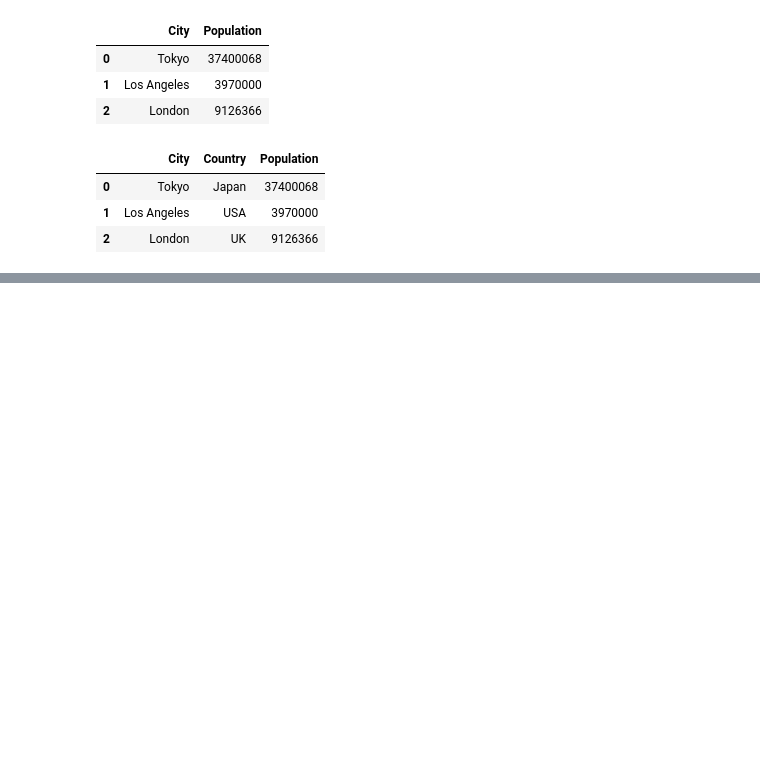
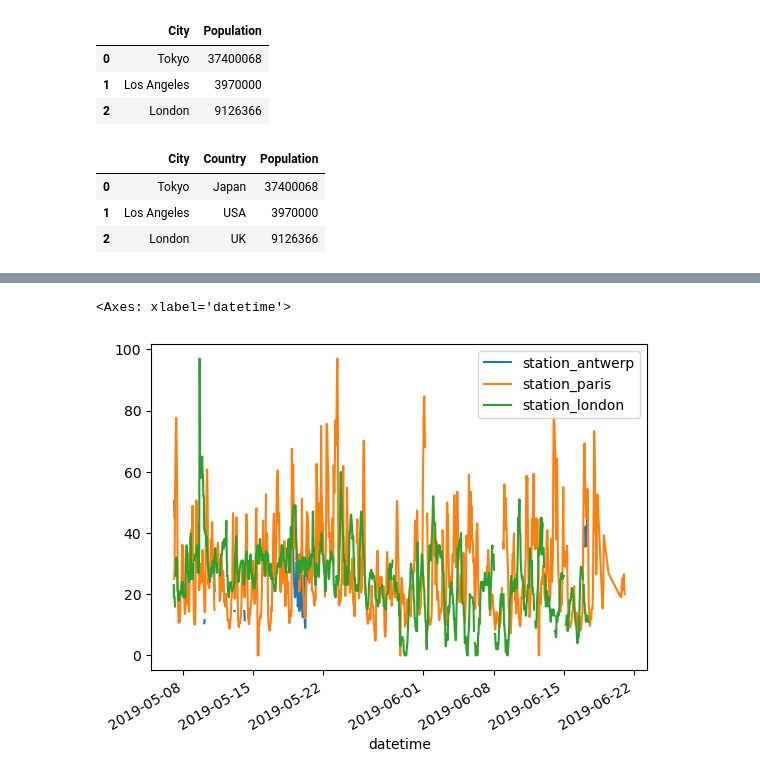
Before and after one commit to Geography-and-Planning/intro-to-gis, a Jupyter notebook: notebook/pandas.ipynb, the cells around one changed output, grey strips where cells are left out. Saved outputs shown, nothing was run; the diff lists cells and outputs as text; code cells hidden in the pictures; blank space fills up the shorter version.

Commit message:
plot

```diff
--- a/notebook/pandas.ipynb
+++ b/notebook/pandas.ipynb
@@ -135,0 +140,7 @@ df_merged
+# %%
+# Load the dataset from an online source
+url = "https://raw.githubusercontent.com/pandas-dev/pandas/main/doc/data/air_quality_no2.csv"
+air_quality = pd.read_csv(url, index_col=0, parse_dates=True)
+
+# Display the first few rows of the dataset
+air_quality.head()
@@ -135,0 +155,5 @@ df_merged
+# %%
+air_quality.plot()
+# %% [output]
+<Axes: xlabel='datetime'>
+[figure, added]
```
Also changed, not shown: parts of 3 cells of this notebook, 1 other file.
